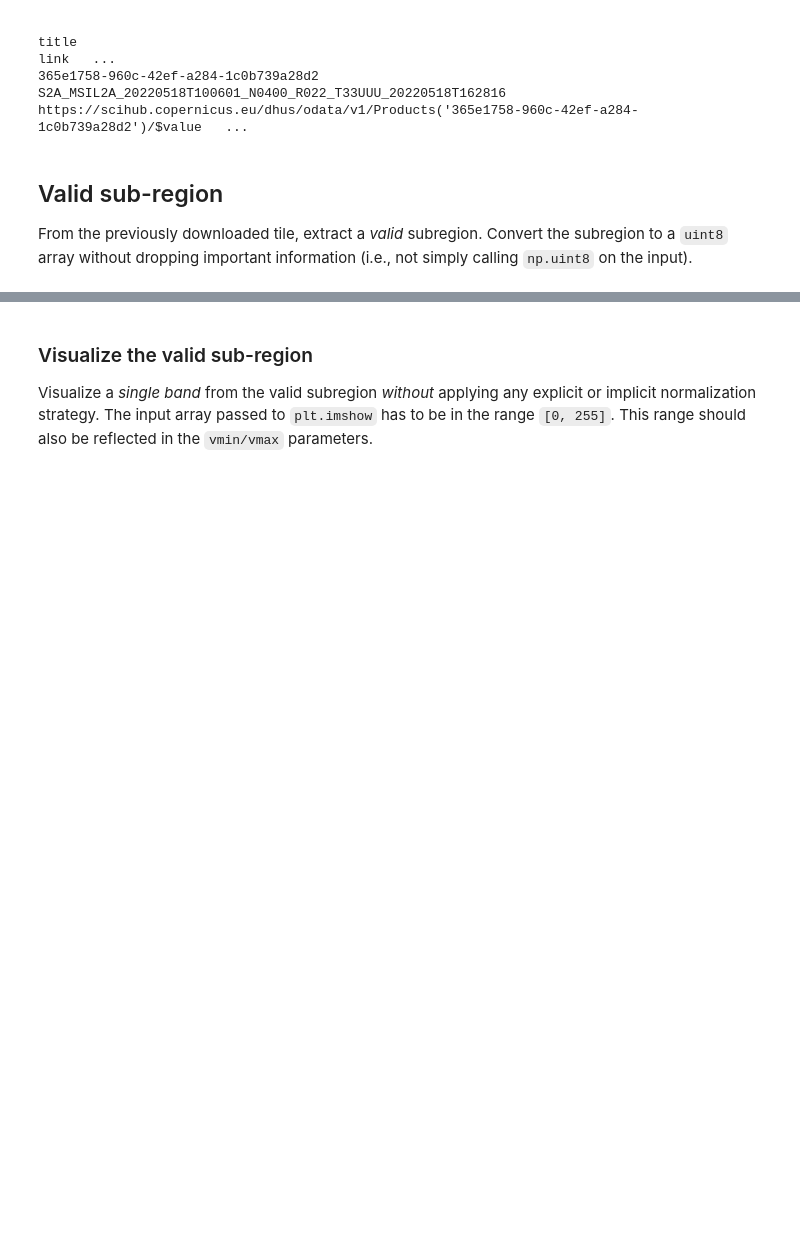
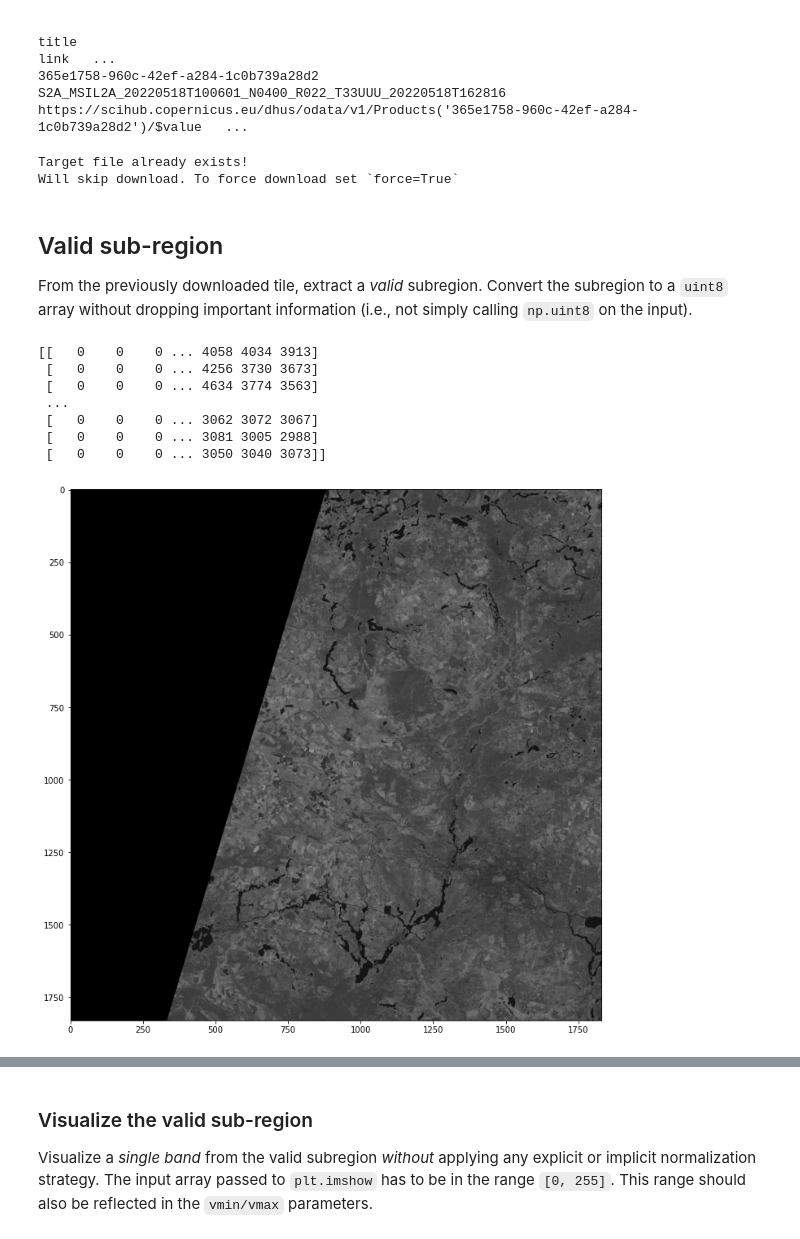
Before and after one commit to stahir01/Image-Processing-for-Remote-Sensing, a Jupyter notebook: HW01.ipynb, the cells around one changed output, grey strips where cells are left out. Cells and saved outputs as stored; diff of their text form; code cells hidden in the pictures; blank space fills up the shorter version.

```diff
--- a/HW01.ipynb
+++ b/HW01.ipynb
@@ -144,11 +144,12 @@ new_dir = Path("./Hw1_tile")
 new_dir.mkdir(exist_ok=True)
 
 
-#Check how to upload file using the code. Currently, I added the files myself
-
-#from simple_downloader import download
-#tile_location = "https://tubcloud.tu-berlin.de/apps/files/?dir=/IP4RS/HW1&fileid=3276098177/S2A_MSIL2A_20220518T100601_N0400_R022_T33UUU_20220518T162816.zip"
-#tile_id = download(tile_location,"./Hw1_tile/")
+from simple_downloader import download
+tile_location = "https://tubcloud.tu-berlin.de/s/w3SqWygN5eiAM92/download/S2A_MSIL2A_20220518T100601_N0400_R022_T33UUU_20220518T162816.zip"
+tile_id = download(tile_location,"./Hw1_tile/")
+# %% [output]
+Target file already exists!
+Will skip download. To force download set `force=True`
 # %%
 ### DO NOT EDIT
 submission_tile_id = deepcopy(tile_id)
@@ -164,0 +172,3 @@ subregion_uint8 = ...
+# %%
+hw1_extracted = submission_tile_id.with_suffix(".SAFE")
+assert hw1_extracted.exists()
@@ -164,0 +233,20 @@ subregion_uint8 = ...
+# %%
+#Visualize a region,
+
+#image_read = S2_TileReader(hw1_extracted)
+#Band_B05_data = image_read.read_band_data(Band.B05)
+
+tile_reader = S2_TileReader(hw1_extracted)
+band05_data = tile_reader.read_band_data(Band.B8A)
+plt.figure(figsize=(12, 12))
+plt.imshow(band05_data, cmap ='gray')
+print(band05_data)
+# %% [output]
+[[   0    0    0 ... 4058 4034 3913]
+ [   0    0    0 ... 4256 3730 3673]
+ [   0    0    0 ... 4634 3774 3563]
+ ...
+ [   0    0    0 ... 3062 3072 3067]
+ [   0    0    0 ... 3081 3005 2988]
+ [   0    0    0 ... 3050 3040 3073]]
+[figure, added]
```
Also changed, not shown: parts of 7 cells of this notebook.
